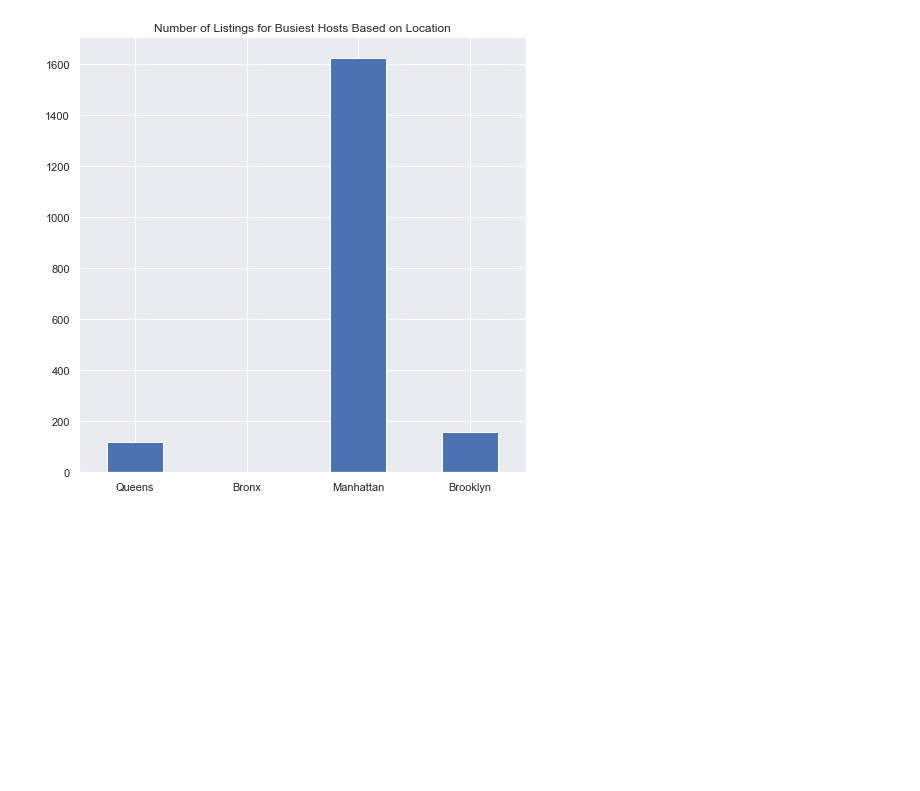
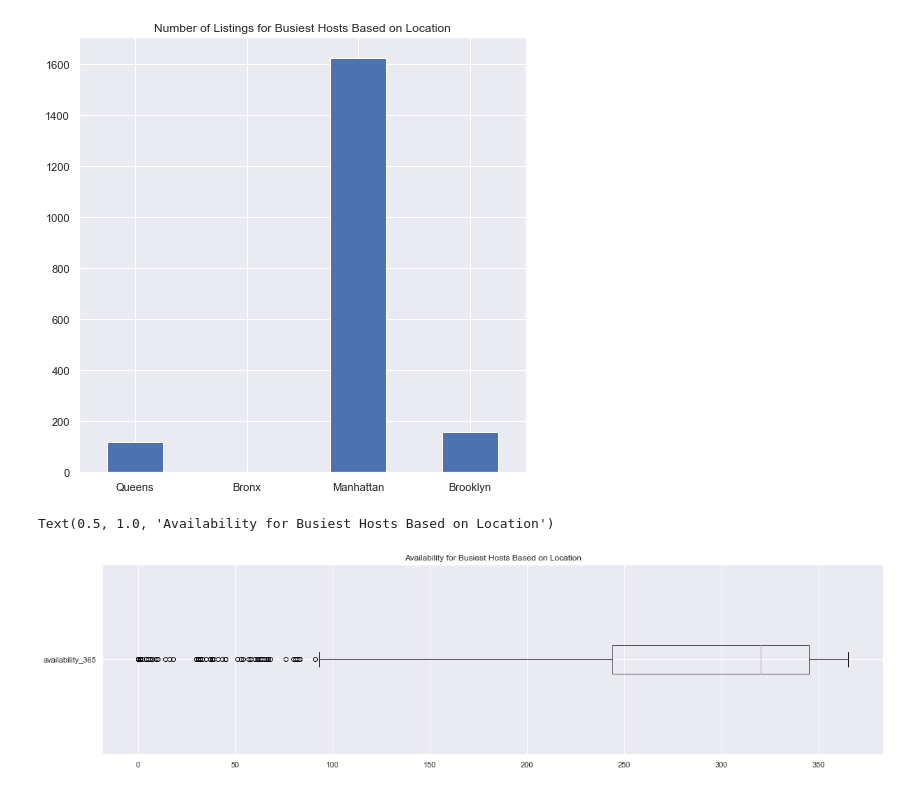
Before and after one commit to svishwanathan01/cse351-hw1, a Jupyter notebook: cse351_hw1_Sabareesh_Vishwanathan_112585006.ipynb, the cells around one changed output. Drawn from its saved outputs; the diff is of its cells as text; code cells hidden in the pictures; blank space fills up the shorter version.

```diff
--- a/cse351_hw1_Sabareesh_Vishwanathan_112585006.ipynb
+++ b/cse351_hw1_Sabareesh_Vishwanathan_112585006.ipynb
@@ -276,6 +276,11 @@ corrdf['neighbourhood_group'].value_counts(sort=False).plot.bar(y='neighbourhood
 # %% [output]
 <AxesSubplot:title={'center':'Number of Listings for Busiest Hosts Based on Location'}>
 [figure]
+# %%
+corrdf.boxplot(column=['availability_365'], vert=False, figsize=(20,5)).set_title("Availability for Busiest Hosts Based on Location")
+# %% [output]
+Text(0.5, 1.0, 'Availability for Busiest Hosts Based on Location')
+[figure, added]
 # %%
 # Part 6 Analysis:
 # After looking at the scatter plot and the previous scatter plot in Part 4, it seems that most of the busiest listings seem to
```
Also changed, not shown: parts of 6 cells of this notebook.
